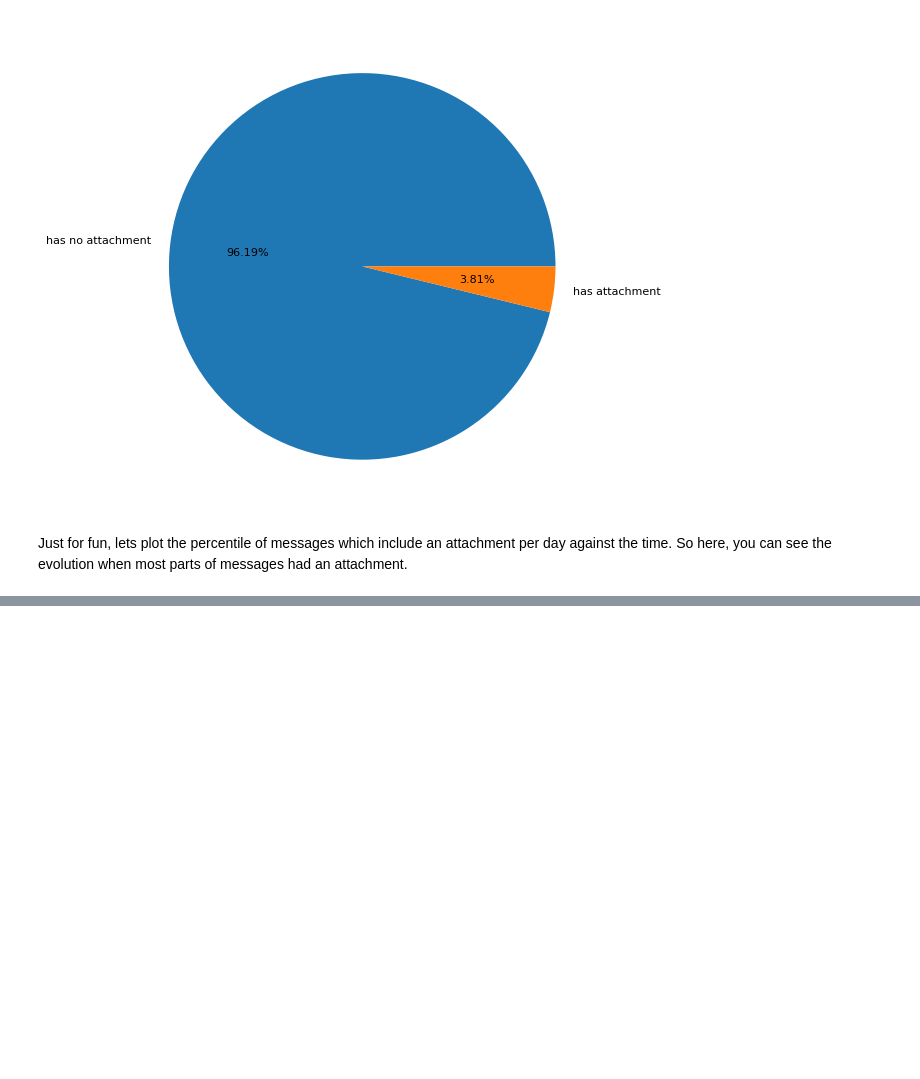
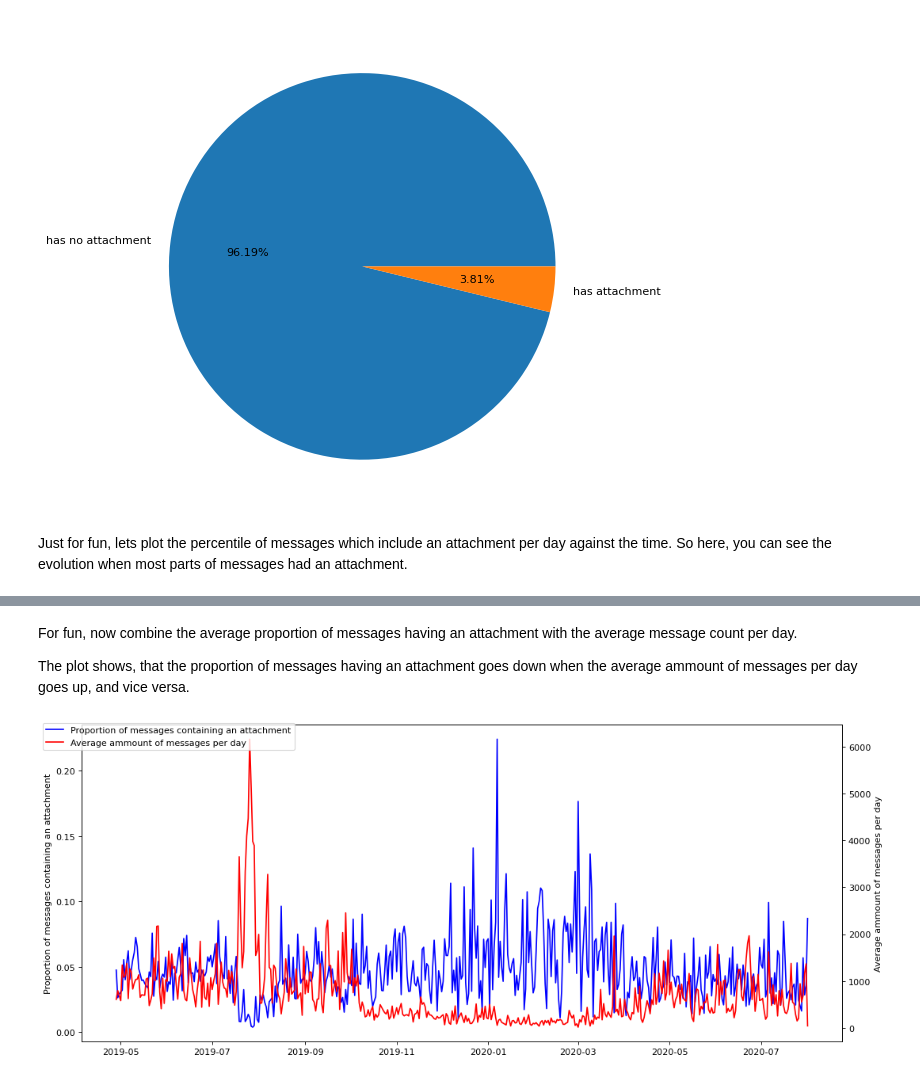
Before and after one commit to dev-schueppchen/kirby-results, a Jupyter notebook: notebooks/Messages.ipynb, the cells around one changed output, grey strips where cells are left out. Drawn from its saved outputs; the diff is of its cells as text; code cells hidden in the pictures; blank space fills up the shorter version.

```diff
--- a/notebooks/Messages.ipynb
+++ b/notebooks/Messages.ipynb
@@ -270,0 +269,17 @@ plt.show()
+# %% [markdown]
+For fun, now combine the average proportion of messages having an attachment with the average message count per day.
+
+The plot shows, that the proportion of messages having an attachment goes down when the average ammount of messages per day goes up, and vice versa.
+# %%
+fig = plt.figure(figsize=(12, 5), dpi=80)
+ax1 = fig.add_axes((0, 0, 1, 1))
+ax1.plot(xday, yday, 'b')
+ax1.set_ylabel('Proportion of messages containing an attachment')
+ax2 = ax1.twinx()
+ax2.plot(x_msgs_pd, y_msgs_pd, 'r')
+ax2.set_ylabel('Average ammount of messages per day')
+
+fig.legend(('Proportion of messages containing an attachment', 'Average ammount of messages per day'), loc=2)
+plt.show()
+# %% [output]
+[figure, added]
```
Also changed, not shown: parts of 7 cells of this notebook.
